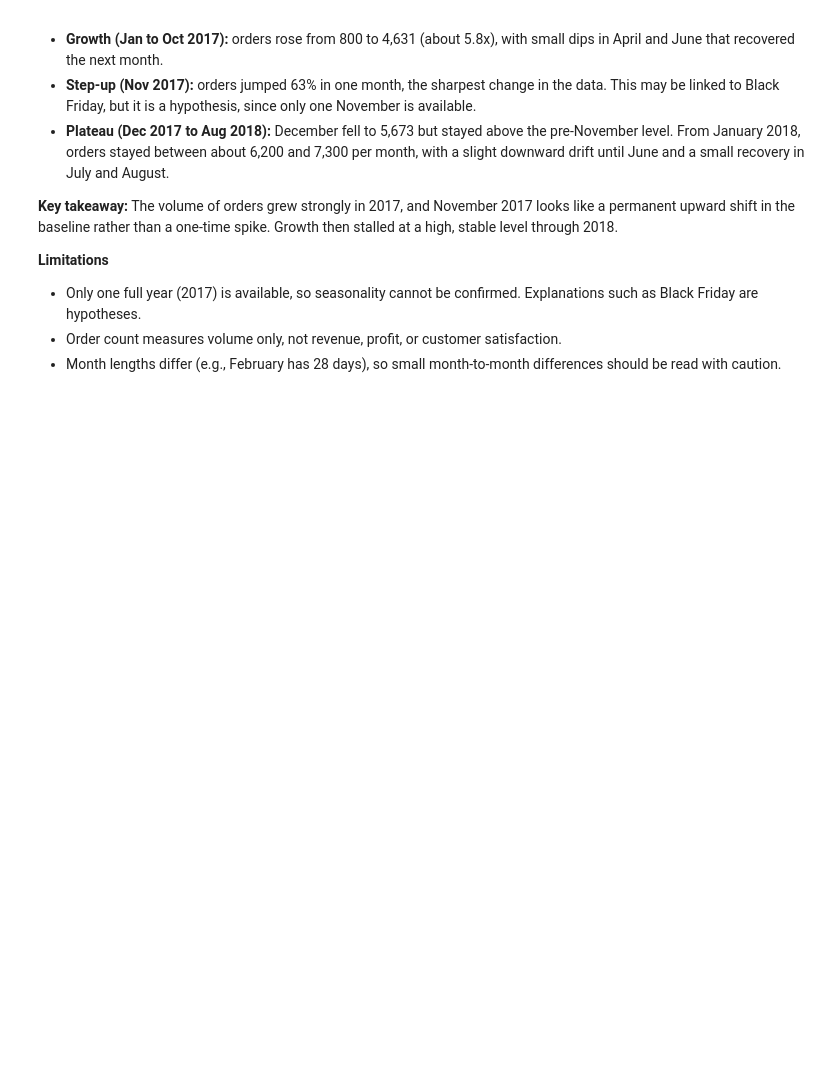
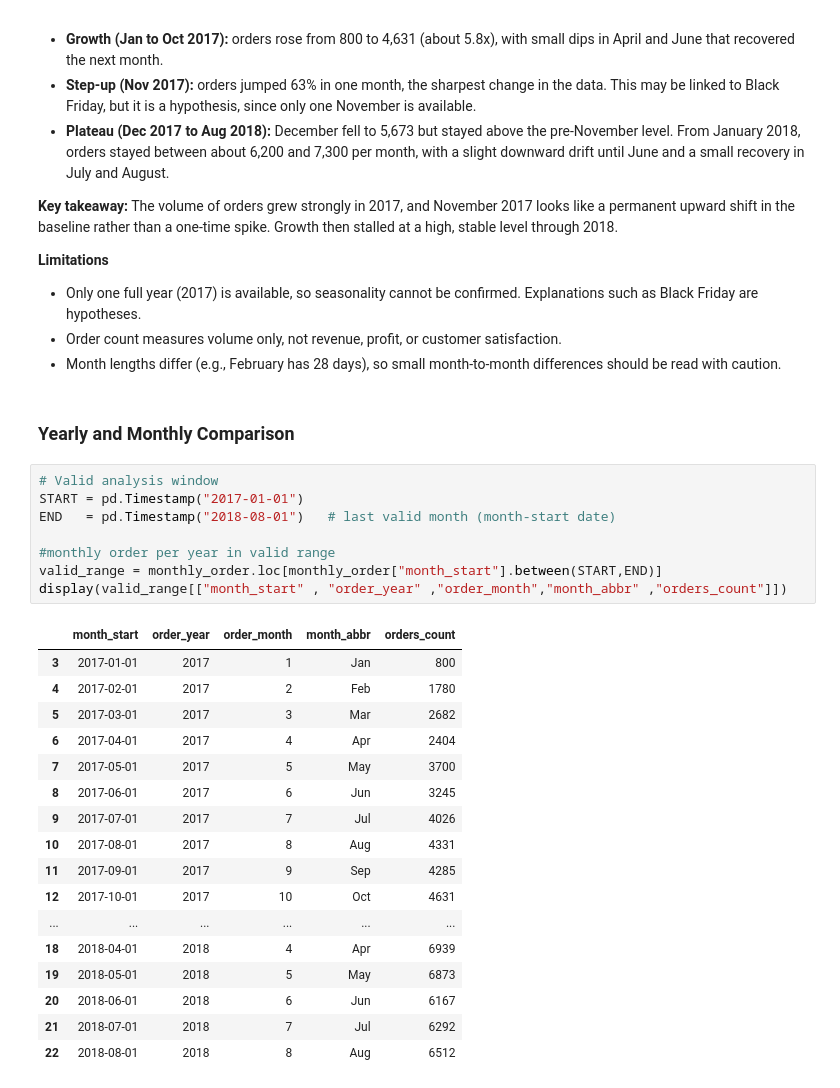
Before and after one commit to Abolfazl-Moradi006/Olist-data-analysis, a Jupyter notebook: Notebooks/3_Order Status & Time Trend Analysis.ipynb, the cells around one changed output. Saved outputs shown, nothing was run; the diff lists cells and outputs as text; blank space fills up the shorter version.

Commit message:
add yearly  comparison

```diff
--- a/Notebooks/3_Order Status & Time Trend Analysis.ipynb
+++ b/Notebooks/3_Order Status & Time Trend Analysis.ipynb
@@ -241,3 +242,31 @@ plt.show()
 - Only one full year (2017) is available, so seasonality cannot be confirmed. Explanations such as Black Friday are hypotheses.
 - Order count measures volume only, not revenue, profit, or customer satisfaction.
 - Month lengths differ (e.g., February has 28 days), so small month-to-month differences should be read with caution.
+# %% [markdown]
+### Yearly and Monthly Comparison
+# %%
+# Valid analysis window
+START = pd.Timestamp("2017-01-01")
+END   = pd.Timestamp("2018-08-01")   # last valid month (month-start date)
+
+#monthly order per year in valid range
+valid_range = monthly_order.loc[monthly_order["month_start"].between(START,END)]
+display(valid_range[["month_start" , "order_year" ,"order_month","month_abbr" ,"orders_count"]])
+# %% [output]
+|  | month_start | order_year | order_month | month_abbr | orders_count |
+| 3 | 2017-01-01 | 2017 | 1 | Jan | 800 |
+| 4 | 2017-02-01 | 2017 | 2 | Feb | 1780 |
+| 5 | 2017-03-01 | 2017 | 3 | Mar | 2682 |
+| 6 | 2017-04-01 | 2017 | 4 | Apr | 2404 |
+| 7 | 2017-05-01 | 2017 | 5 | May | 3700 |
+| 8 | 2017-06-01 | 2017 | 6 | Jun | 3245 |
+| 9 | 2017-07-01 | 2017 | 7 | Jul | 4026 |
+| 10 | 2017-08-01 | 2017 | 8 | Aug | 4331 |
+| 11 | 2017-09-01 | 2017 | 9 | Sep | 4285 |
+| 12 | 2017-10-01 | 2017 | 10 | Oct | 4631 |
+| ... | ... | ... | ... | ... | ... |
+| 18 | 2018-04-01 | 2018 | 4 | Apr | 6939 |
+| 19 | 2018-05-01 | 2018 | 5 | May | 6873 |
+| 20 | 2018-06-01 | 2018 | 6 | Jun | 6167 |
+| 21 | 2018-07-01 | 2018 | 7 | Jul | 6292 |
+| 22 | 2018-08-01 | 2018 | 8 | Aug | 6512 |
```
Also changed, not shown: parts of 3 cells of this notebook.
